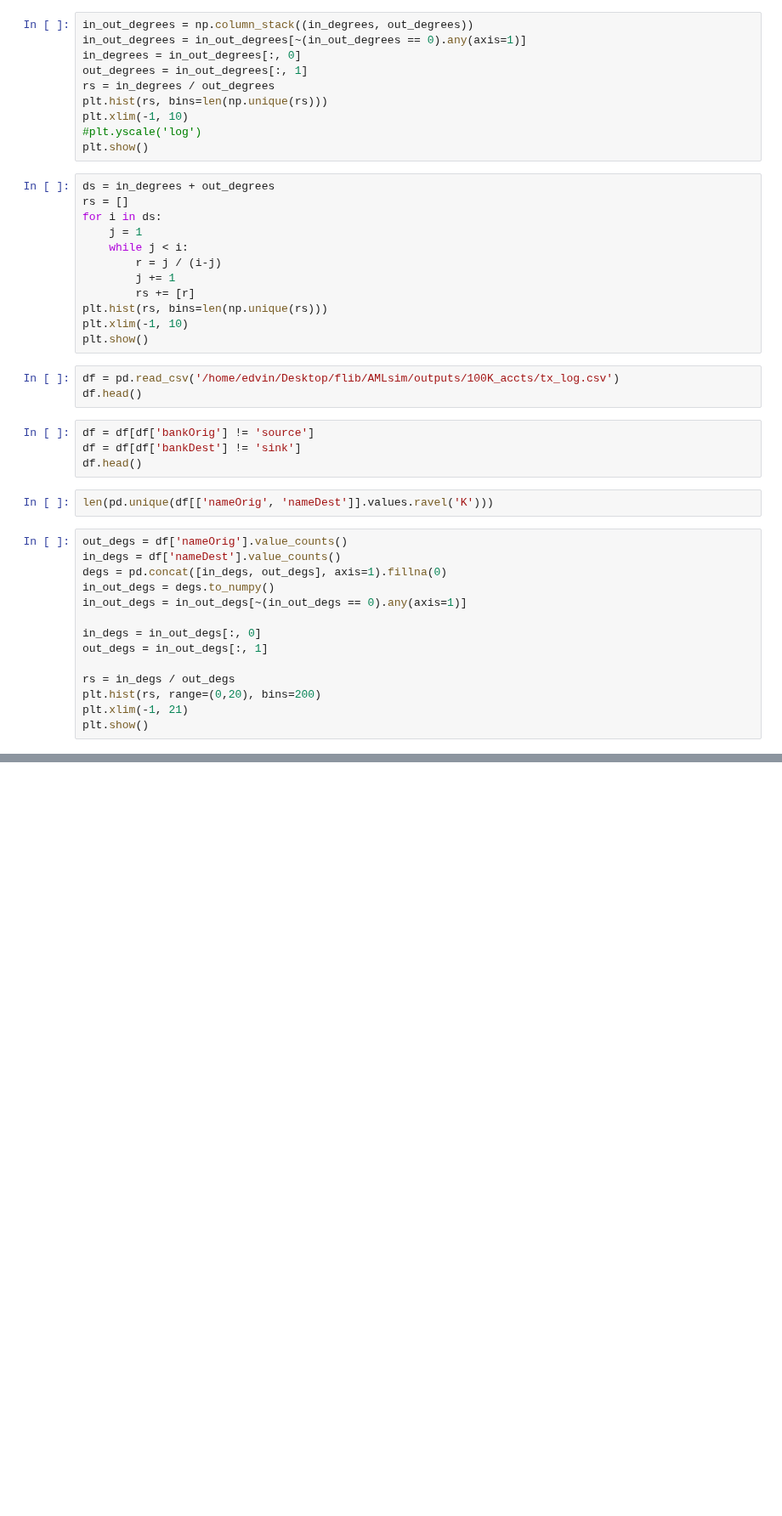
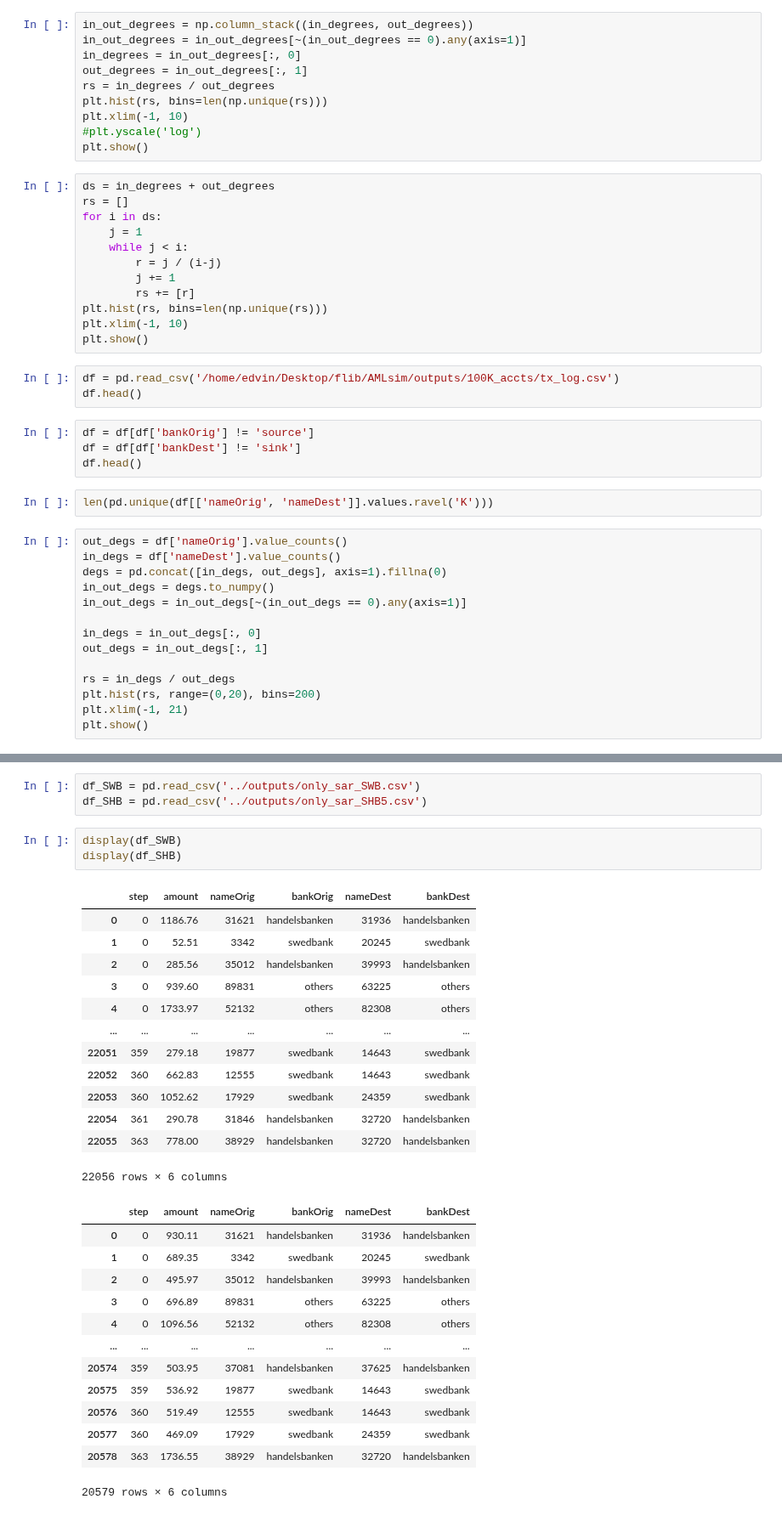
Before and after one commit to aidotse/flib, a Jupyter notebook: AMLsim/scripts/tmp.ipynb, the cells around one changed output, grey strips where cells are left out. Shown at 85% size. Saved outputs shown, nothing was run; the diff lists cells and outputs as text; blank space fills up the shorter version.

```diff
--- a/AMLsim/scripts/tmp.ipynb
+++ b/AMLsim/scripts/tmp.ipynb
@@ -433,0 +425,33 @@ pmf: 0.04176245736471932, frac: 0.0005302226935312832
+# %%
+df_SWB = pd.read_csv('../outputs/only_sar_SWB.csv')
+df_SHB = pd.read_csv('../outputs/only_sar_SHB5.csv')
+# %%
+display(df_SWB)
+display(df_SHB)
+# %% [output]
+|  | step | amount | nameOrig | bankOrig | nameDest | bankDest |
+| 0 | 0 | 1186.76 | 31621 | handelsbanken | 31936 | handelsbanken |
+| 1 | 0 | 52.51 | 3342 | swedbank | 20245 | swedbank |
+| 2 | 0 | 285.56 | 35012 | handelsbanken | 39993 | handelsbanken |
+| 3 | 0 | 939.60 | 89831 | others | 63225 | others |
+| 4 | 0 | 1733.97 | 52132 | others | 82308 | others |
+| ... | ... | ... | ... | ... | ... | ... |
+| 22051 | 359 | 279.18 | 19877 | swedbank | 14643 | swedbank |
+| 22052 | 360 | 662.83 | 12555 | swedbank | 14643 | swedbank |
+| 22053 | 360 | 1052.62 | 17929 | swedbank | 24359 | swedbank |
+| 22054 | 361 | 290.78 | 31846 | handelsbanken | 32720 | handelsbanken |
+| 22055 | 363 | 778.00 | 38929 | handelsbanken | 32720 | handelsbanken |
+22056 rows × 6 columns
+|  | step | amount | nameOrig | bankOrig | nameDest | bankDest |
+| 0 | 0 | 930.11 | 31621 | handelsbanken | 31936 | handelsbanken |
+| 1 | 0 | 689.35 | 3342 | swedbank | 20245 | swedbank |
+| 2 | 0 | 495.97 | 35012 | handelsbanken | 39993 | handelsbanken |
+| 3 | 0 | 696.89 | 89831 | others | 63225 | others |
+| 4 | 0 | 1096.56 | 52132 | others | 82308 | others |
+| ... | ... | ... | ... | ... | ... | ... |
+| 20574 | 359 | 503.95 | 37081 | handelsbanken | 37625 | handelsbanken |
+| 20575 | 359 | 536.92 | 19877 | swedbank | 14643 | swedbank |
+| 20576 | 360 | 519.49 | 12555 | swedbank | 14643 | swedbank |
+| 20577 | 360 | 469.09 | 17929 | swedbank | 24359 | swedbank |
+| 20578 | 363 | 1736.55 | 38929 | handelsbanken | 32720 | handelsbanken |
+20579 rows × 6 columns
```
Also changed, not shown: parts of 7 cells of this notebook, 52 other files.
